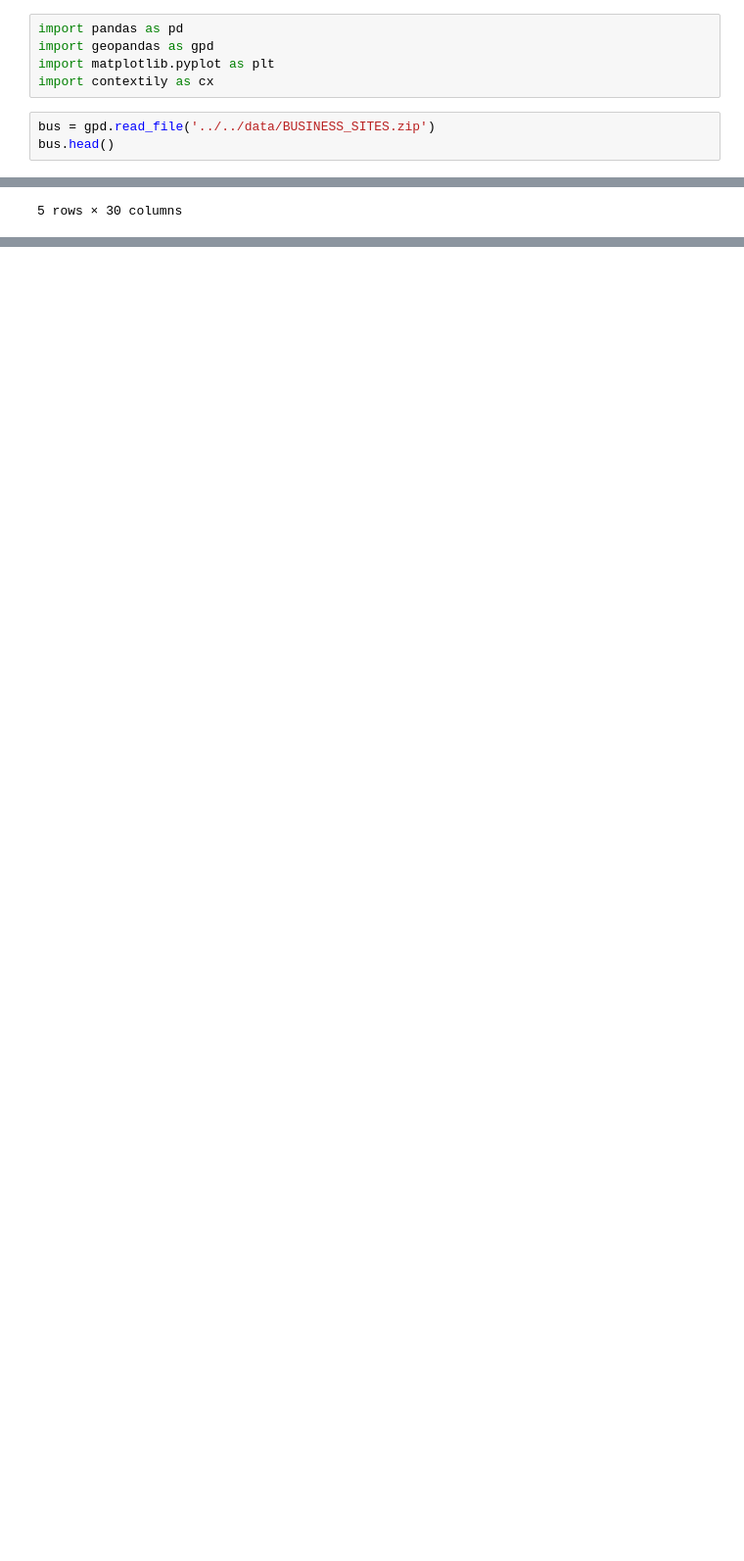
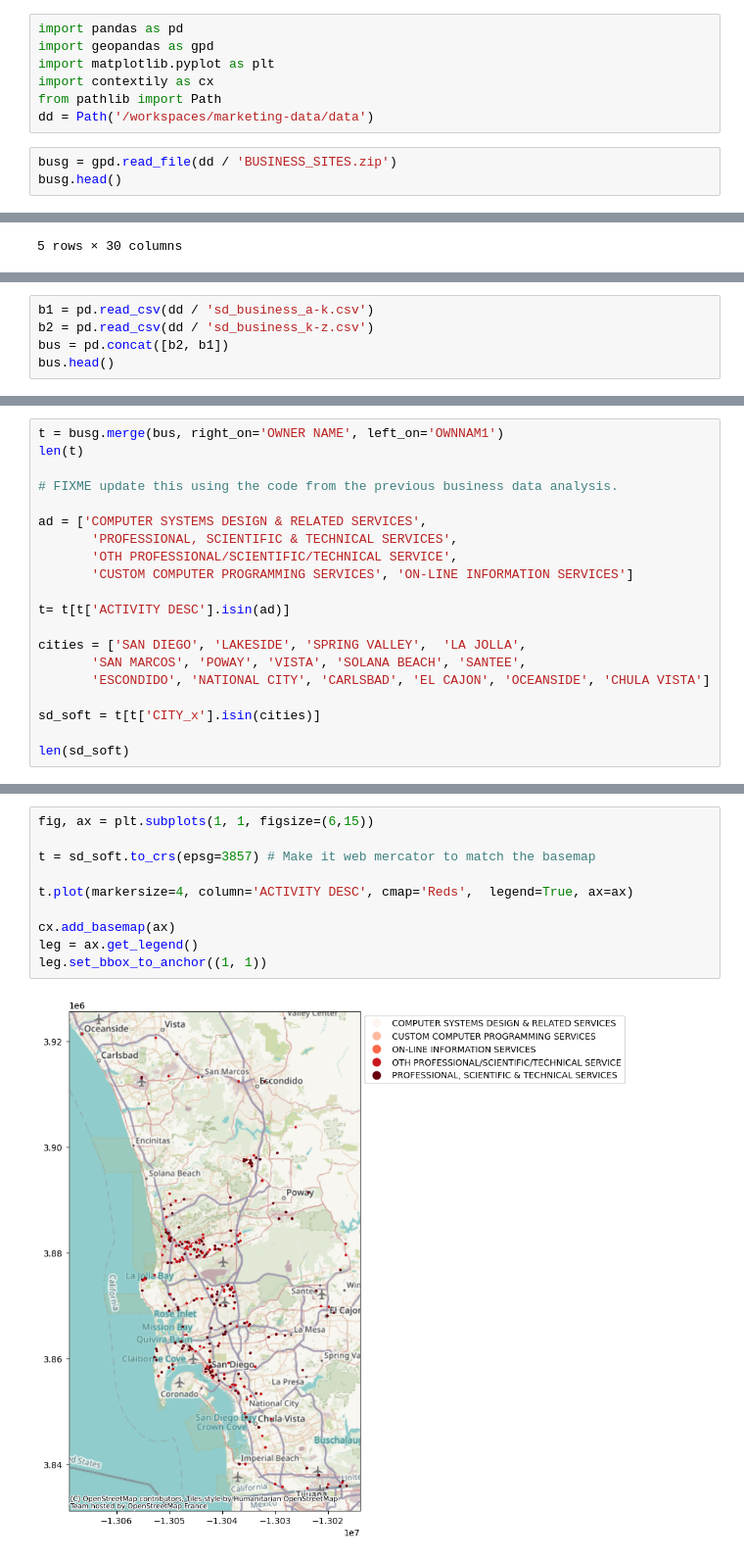
Before and after one commit to jointheleague/marketing-data, a Jupyter notebook: notebooks/ericbusboom/sd_business.ipynb, the cells around one changed output, grey strips where cells are left out. Shown at 98% size. Saved outputs shown, nothing was run; the diff lists cells and outputs as text; blank space fills up the shorter version.

```diff
--- a/notebooks/ericbusboom/sd_business.ipynb
+++ b/notebooks/ericbusboom/sd_business.ipynb
@@ -3,9 +3,11 @@ import pandas as pd
 import geopandas as gpd
 import matplotlib.pyplot as plt
 import contextily as cx
+from pathlib import Path
+dd = Path('/workspaces/marketing-data/data')
 # %%
-bus = gpd.read_file('../../data/BUSINESS_SITES.zip')
-bus.head()
+busg = gpd.read_file(dd / 'BUSINESS_SITES.zip')
+busg.head()
 # %% [output]
 |  | APN | BCCCODE | OWNNAM1 | OWNNAM2 | OWNNAM3 | CAREOF | STRNUM | STRFRA | STRDIR | STRNAM | ... | ... |
 | 0 | 1.010101e+09 | 131.0 | PACIFIC MARINE CREDIT UNION | None | None | ATTN ACCOUNTING DEPT | 1278.0 | None | None | ROCKY POINT | ... | ... |
@@ -42,0 +39,5 @@ bus.plot(markersize=1)
+# %%
+b1 = pd.read_csv(dd / 'sd_business_a-k.csv')
+b2 = pd.read_csv(dd / 'sd_business_k-z.csv')
+bus = pd.concat([b2, b1])
+bus.head()
@@ -42,0 +51,20 @@ bus.plot(markersize=1)
+# %%
+t = busg.merge(bus, right_on='OWNER NAME', left_on='OWNNAM1')
+len(t)
+
+# FIXME update this using the code from the previous business data analysis.
+
+ad = ['COMPUTER SYSTEMS DESIGN & RELATED SERVICES',
+       'PROFESSIONAL, SCIENTIFIC & TECHNICAL SERVICES',
+       'OTH PROFESSIONAL/SCIENTIFIC/TECHNICAL SERVICE',
+       'CUSTOM COMPUTER PROGRAMMING SERVICES', 'ON-LINE INFORMATION SERVICES']
+
+t= t[t['ACTIVITY DESC'].isin(ad)]
+
+cities = ['SAN DIEGO', 'LAKESIDE', 'SPRING VALLEY',  'LA JOLLA',
+       'SAN MARCOS', 'POWAY', 'VISTA', 'SOLANA BEACH', 'SANTEE',
+       'ESCONDIDO', 'NATIONAL CITY', 'CARLSBAD', 'EL CAJON', 'OCEANSIDE', 'CHULA VISTA']
+
+sd_soft = t[t['CITY_x'].isin(cities)]
+
+len(sd_soft)
@@ -42,0 +77,12 @@ bus.plot(markersize=1)
+# %%
+fig, ax = plt.subplots(1, 1, figsize=(6,15))
+
+t = sd_soft.to_crs(epsg=3857) # Make it web mercator to match the basemap
+
+t.plot(markersize=4, column='ACTIVITY DESC', cmap='Reds',  legend=True, ax=ax)
+
+cx.add_basemap(ax)
+leg = ax.get_legend()
+leg.set_bbox_to_anchor((1, 1))
+# %% [output]
+[figure, added]
```
Also changed, not shown: parts of 5 cells of this notebook, 2 other files.
